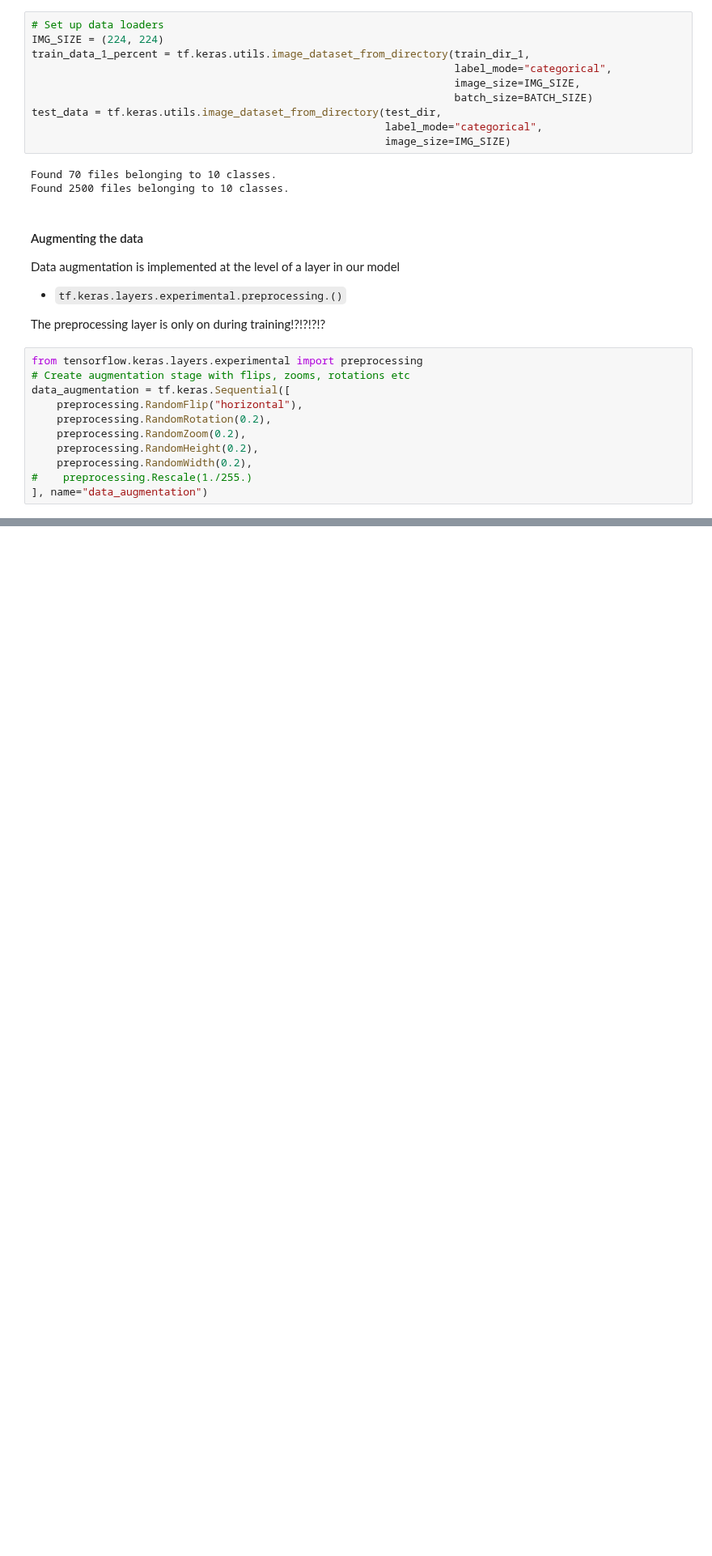
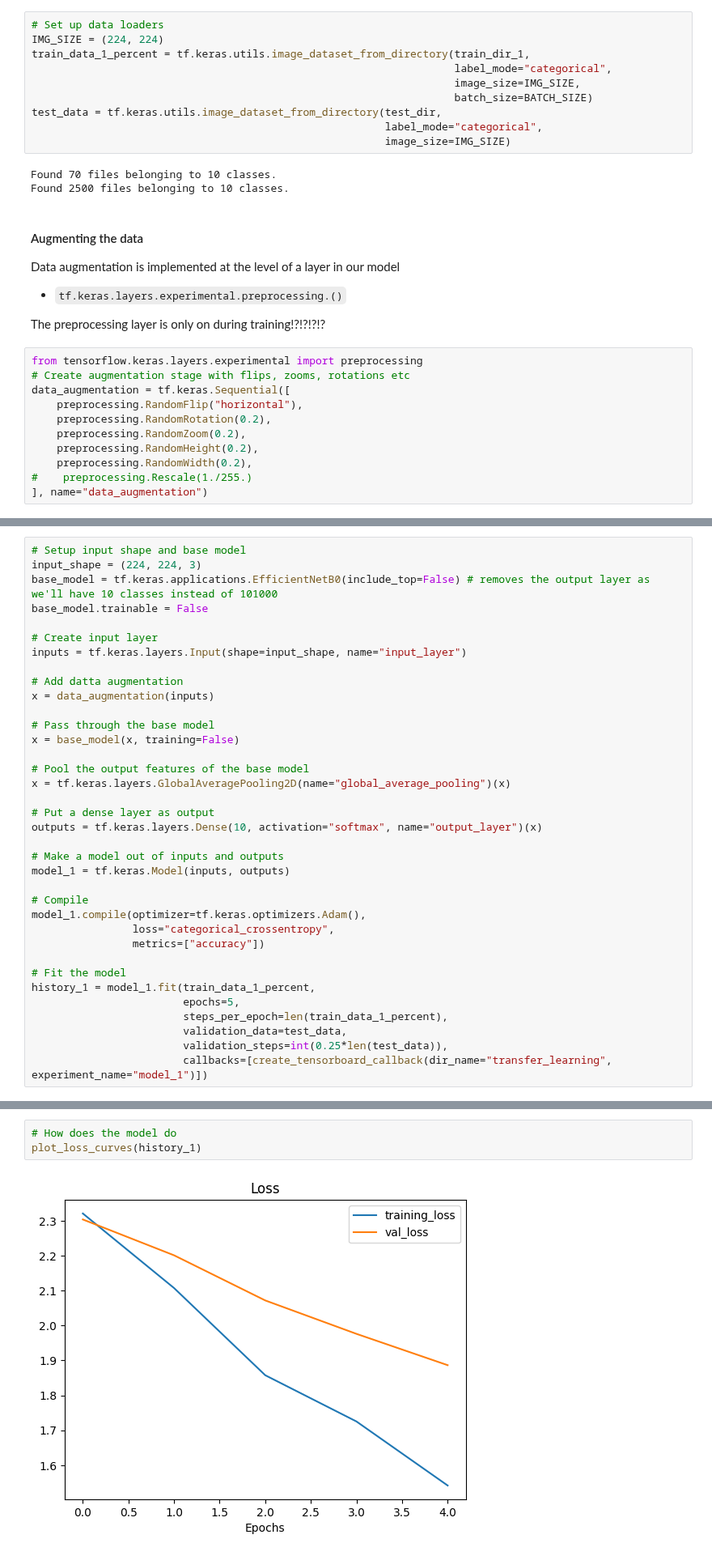
Before and after one commit to kacper-dobrow/tensorflow-course, a Jupyter notebook: 05_transfer_learning_in_tensorflow_part_2_fine_tuning.ipynb, the cells around one changed output, grey strips where cells are left out. Shown at 81% size. Cells and saved outputs as stored; diff of their text form; blank space fills up the shorter version.

```diff
--- a/05_transfer_learning_in_tensorflow_part_2_fine_tuning.ipynb
+++ b/05_transfer_learning_in_tensorflow_part_2_fine_tuning.ipynb
@@ -339,0 +368,36 @@ tf.__version__
+# %%
+# Setup input shape and base model
+input_shape = (224, 224, 3)
+base_model = tf.keras.applications.EfficientNetB0(include_top=False) # removes the output layer as we'll have 10 classes instead of 101000
+base_model.trainable = False
+
+# Create input layer
+inputs = tf.keras.layers.Input(shape=input_shape, name="input_layer")
+
+# Add datta augmentation
+x = data_augmentation(inputs)
+
+# Pass through the base model
+x = base_model(x, training=False)
+
+# Pool the output features of the base model
+x = tf.keras.layers.GlobalAveragePooling2D(name="global_average_pooling")(x)
+
+# Put a dense layer as output
+outputs = tf.keras.layers.Dense(10, activation="softmax", name="output_layer")(x)
+
+# Make a model out of inputs and outputs
+model_1 = tf.keras.Model(inputs, outputs)
+
+# Compile
+model_1.compile(optimizer=tf.keras.optimizers.Adam(),
+                loss="categorical_crossentropy",
+                metrics=["accuracy"])
+
+# Fit the model
+history_1 = model_1.fit(train_data_1_percent,
+                        epochs=5,
+                        steps_per_epoch=len(train_data_1_percent),
+                        validation_data=test_data,
+                        validation_steps=int(0.25*len(test_data)),
+                        callbacks=[create_tensorboard_callback(dir_name="transfer_learning", experiment_name="model_1")])
@@ -339,0 +441,5 @@ tf.__version__
+# %%
+# How does the model do
+plot_loss_curves(history_1)
+# %% [output]
+[figure, added]
```
Also changed, not shown: parts of 25 cells of this notebook.
